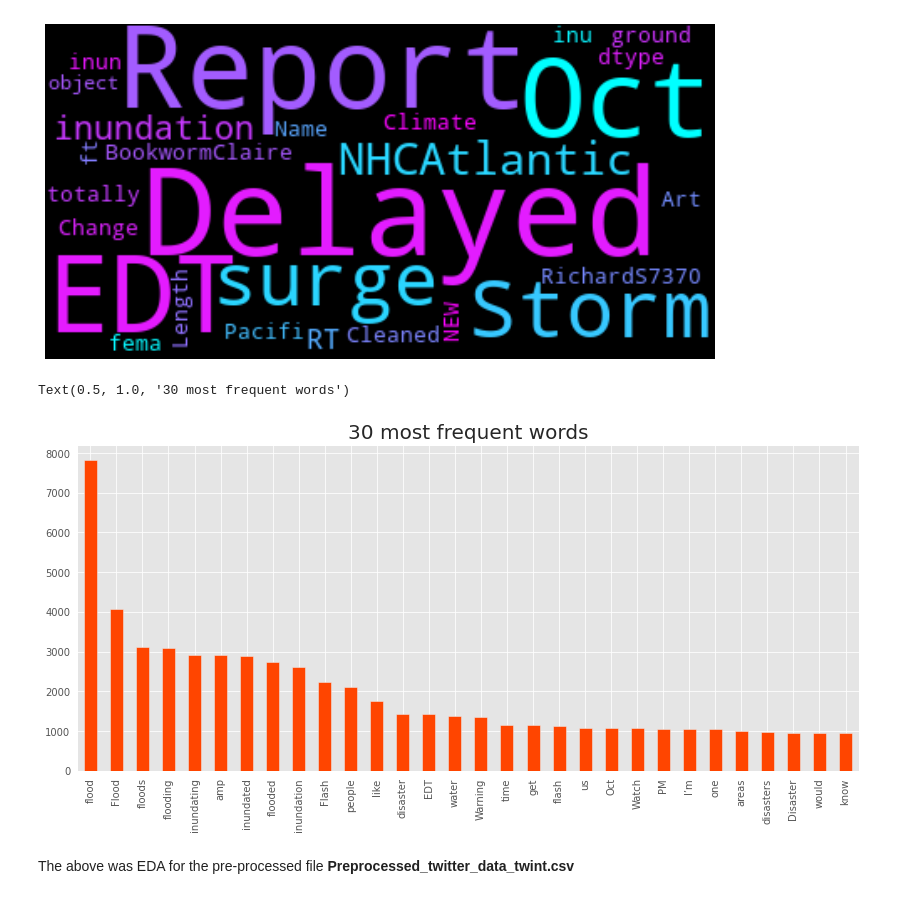
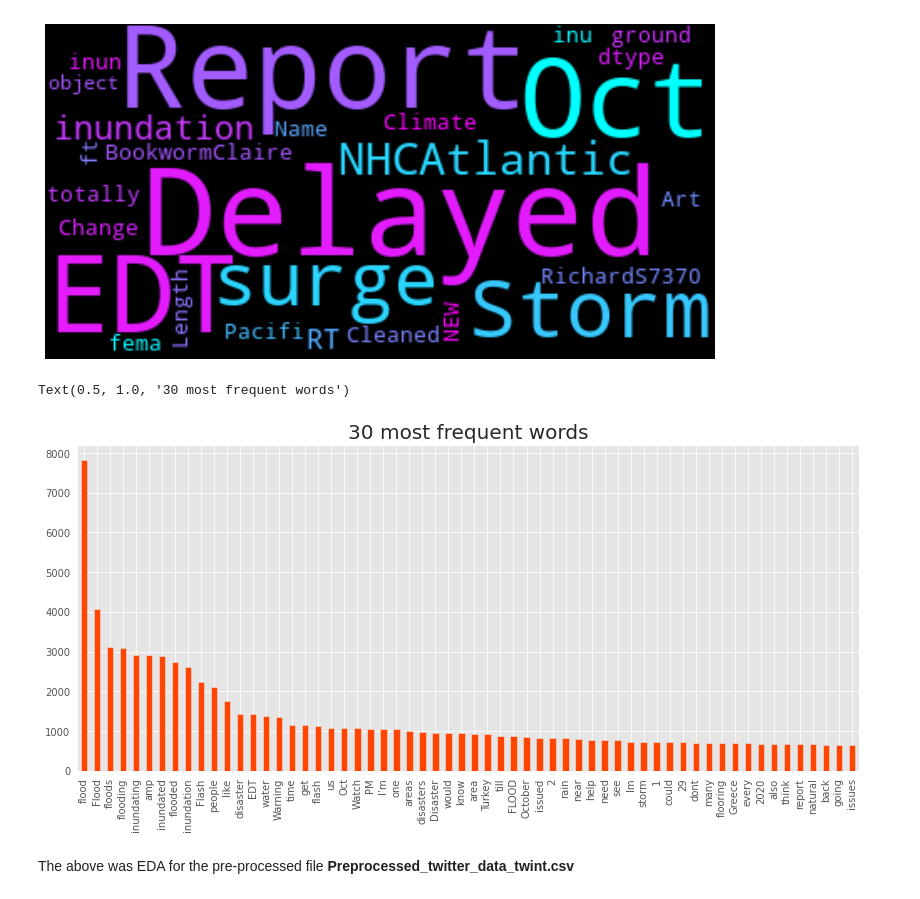
Before and after one commit to debjyoti003/Important-Colab-Notebooks, a Jupyter notebook: EDA_on_tweets_for_3_pre_processed_files.ipynb, the cells around one changed output. Drawn from its saved outputs; the diff is of its cells as text; code cells hidden in the pictures.

```diff
--- a/EDA_on_tweets_for_3_pre_processed_files.ipynb
+++ b/EDA_on_tweets_for_3_pre_processed_files.ipynb
@@ -114,17 +116,17 @@ plt.imshow(cloud,interpolation='bilinear')
 # %%
 def joined(text):
   return ' '.join(text)
 
 df['Cleaned Joined'] = df['Cleaned Further'].apply(joined)
 
 plt.style.use('ggplot')
 plt.figure(figsize=(14,6))
-freq=pd.Series(" ".join(df["Cleaned Joined"]).split()).value_counts()[:30]
+freq=pd.Series(" ".join(df["Cleaned Joined"]).split()).value_counts()[:60]
 freq.plot(kind="bar", color = "orangered")
 plt.title("30 most frequent words",size=20)
 # %% [output]
 Text(0.5, 1.0, '30 most frequent words')
-[figure, old version]
+[figure, new version]
 # %% [markdown]
 The above was EDA for the pre-processed file **Preprocessed_twitter_data_twint.csv**
 # %% [markdown]
```
Also changed, not shown: parts of 3 cells of this notebook.
